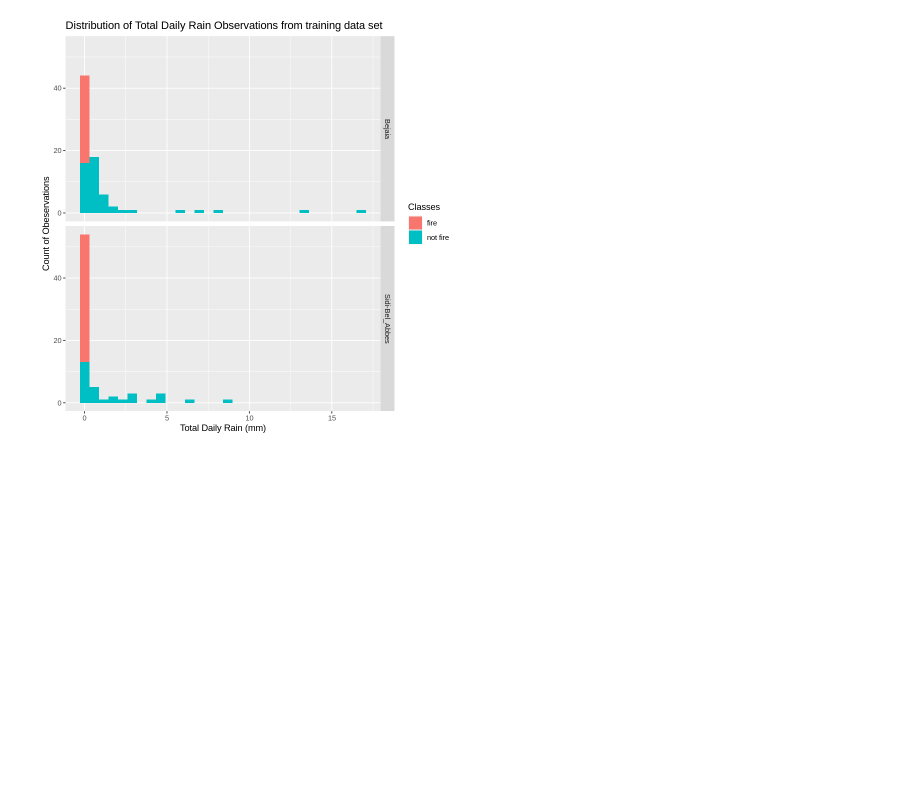
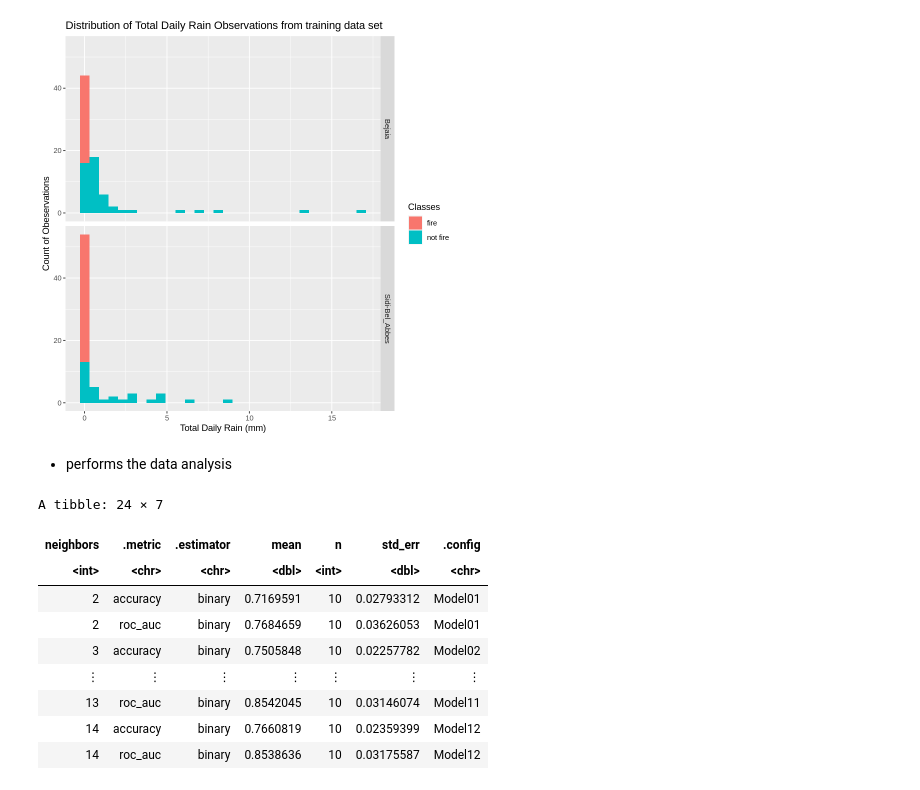
Before and after one commit to Soneif/dsci100-project, a Jupyter notebook: dsci100-project-report.ipynb, the cells around one changed output. Cells and saved outputs as stored; diff of their text form; code cells hidden in the pictures; blank space fills up the shorter version.

```diff
--- a/dsci100-project-report.ipynb
+++ b/dsci100-project-report.ipynb
@@ -146,3 +161,34 @@ forest_fire_visualization_Rain
 `stat_bin()` using `bins = 30`. Pick better value with `binwidth`.
 [figure]
 [figure]
+# %% [markdown]
+* performs the data analysis
+# %%
+knn_tune <- nearest_neighbor(weight_func = "rectangular", neighbors = tune()) %>%
+    set_engine("kknn") %>%
+    set_mode("classification")
+
+fire_recipe <- recipe(Classes ~ Temperature + Ws + RH + Rain, data = forest_fire_training) %>%
+    step_scale(all_predictors())%>%
+    step_center(all_predictors())
+
+fire_vfold <- vfold_cv(forest_fire_training, v = 10, strata = Classes)
+
+fire_results <- workflow() %>%
+    add_recipe(fire_recipe) %>%
+    add_model(knn_tune) %>%
+    tune_grid(resamples = fire_vfold, grid = 20) %>%
+    collect_metrics()
+
+fire_results
+# %% [output]
+A tibble: 24 × 7
+| neighbors | .metric | .estimator | mean | n | std_err | .config |
+| <int> | <chr> | <chr> | <dbl> | <int> | <dbl> | <chr> |
+| 2 | accuracy | binary | 0.7169591 | 10 | 0.02793312 | Model01 |
+| 2 | roc_auc | binary | 0.7684659 | 10 | 0.03626053 | Model01 |
+| 3 | accuracy | binary | 0.7505848 | 10 | 0.02257782 | Model02 |
+| ⋮ | ⋮ | ⋮ | ⋮ | ⋮ | ⋮ | ⋮ |
+| 13 | roc_auc | binary | 0.8542045 | 10 | 0.03146074 | Model11 |
+| 14 | accuracy | binary | 0.7660819 | 10 | 0.02359399 | Model12 |
+| 14 | roc_auc | binary | 0.8538636 | 10 | 0.03175587 | Model12 |
```
Also changed, not shown: parts of 5 cells of this notebook.
